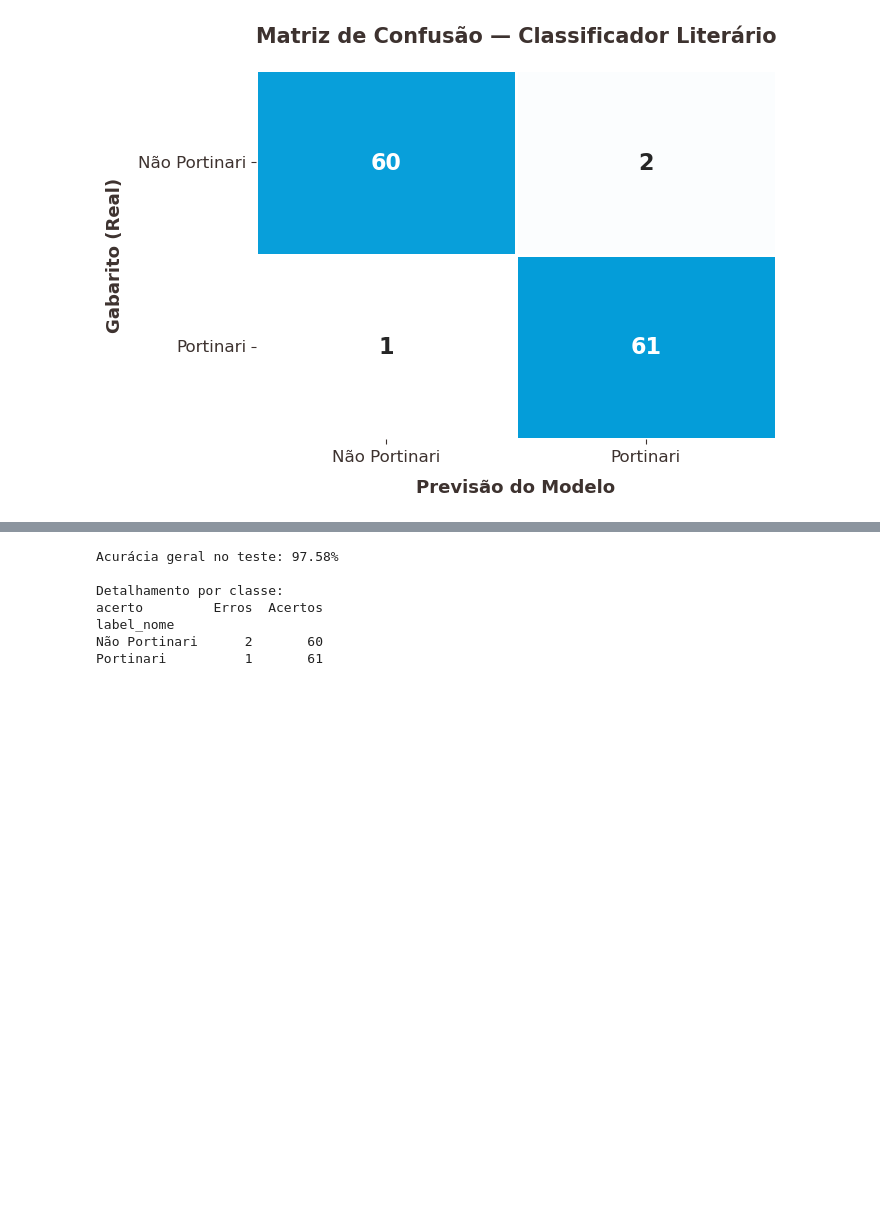
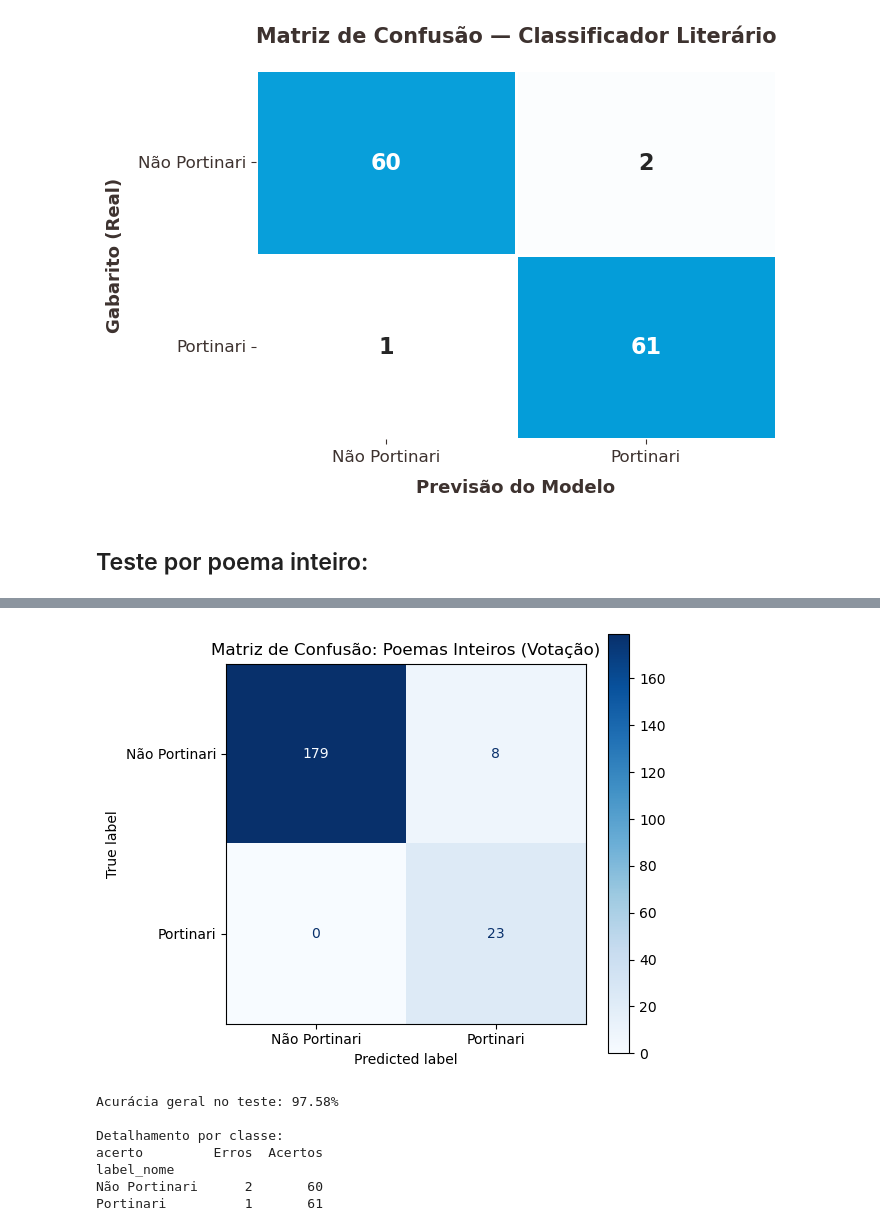
Before and after one commit to Mateus-Band/Projeto-Portinari, a Jupyter notebook: LLM_Poemas/gerador_base_corrigido.ipynb, the cells around one changed output, grey strips where cells are left out. Drawn from its saved outputs; the diff is of its cells as text; code cells hidden in the pictures; blank space fills up the shorter version.

```diff
--- a/LLM_Poemas/gerador_base_corrigido.ipynb
+++ b/LLM_Poemas/gerador_base_corrigido.ipynb
@@ -52,8 +52,7 @@ portinari_raw = pd.read_csv(caminho_poemas_portinari)[['id', 'estrofes']].rename
 )
 portinari_raw['texto_limpo'] = portinari_raw['texto_original'].apply(limpar_texto)
 
-# CORREÇÃO 1: split feito POR POEMA, antes de explodir os chunks.
-# Isso garante que nenhum poema apareça parcialmente no treino e parcialmente no teste.
+# split feito POR POEMA, antes de explodir os chunks.
 ids_treino_port, ids_teste_port = train_test_split(
     portinari_raw['id'].tolist(), test_size=0.2, random_state=42
 )
@@ -61,7 +60,10 @@ ids_treino_port, ids_teste_port = train_test_split(
 port_treino_raw = portinari_raw[portinari_raw['id'].isin(ids_treino_port)].copy()
 port_teste_raw  = portinari_raw[portinari_raw['id'].isin(ids_teste_port)].copy()
 
-# Explodir chunks DEPOIS do split
+# ---> MUDANÇA: Salvando os poemas inteiros intactos para o teste de Votação Final
+portinari_teste_poemas = port_teste_raw.copy()
+
+# Explodir chunks DEPOIS do split (para usar na validação do Trainer)
 port_treino_raw['chunks'] = port_treino_raw['texto_limpo'].apply(fatiar_por_palavras)
 port_teste_raw['chunks']  = port_teste_raw['texto_limpo'].apply(fatiar_por_palavras)
 
@@ -473,3 +466,73 @@ Não Portinari       0.98      0.97      0.98        62
     macro avg       0.98      0.98      0.98       124
  weighted avg       0.98      0.98      0.98       124
 [figure]
+# %% [markdown]
+## Teste por poema inteiro:
+# %%
+import pandas as pd
+from datasets import Dataset
+from transformers.pipelines.pt_utils import KeyDataset
+from transformers import pipeline
+from sklearn.metrics import classification_report
+import torch
+
+# 1. Unificar os dataframes de teste e adicionar o gabarito
+portinari_teste_poemas['label'] = 1
+poemas_teste_poemas['label'] = 0
+df_teste_poemas_final = pd.concat([portinari_teste_poemas, poemas_teste_poemas]).reset_index(drop=True)
+
+# 2. Fatiar todos os poemas de uma vez e explodir as linhas
+df_teste_poemas_final['fragmentos'] = df_teste_poemas_final['texto_limpo'].apply(fatiar_por_palavras)
+df_explodido = df_teste_poemas_final.explode('fragmentos').dropna(subset=['fragmentos'])
+
+# 3. Criar o Dataset do HuggingFace
+hf_dataset = Dataset.from_pandas(df_explodido[['fragmentos']])
+
+# 4. Rodar o modelo de forma totalmente otimizada na GPU
+dispositivo = 0 if torch.cuda.is_available() else -1
+clf = pipeline(
+    'text-classification',
+    model=trainer_fold.model,
+    tokenizer=tokenizer,
+    device=dispositivo
+)
+
+resultados_brutos = []
+for out in clf(KeyDataset(hf_dataset, "fragmentos"), batch_size=16, truncation=True, max_length=128):
+    resultados_brutos.append(out)
+
+# 5. Mapear os resultados de volta para o DataFrame
+mapa_labels = {'LABEL_1': 1, 'LABEL_0': 0}
+df_explodido['voto'] = [mapa_labels[res['label']] for res in resultados_brutos]
+
+# 6. Agregação: Agrupar de volta para o nível do poema tirando a moda (voto da maioria)
+df_votacao = df_explodido.groupby(df_explodido.index)['voto'].agg(lambda x: x.mode()[0])
+df_teste_poemas_final['predicao'] = df_votacao
+
+# --- CORREÇÃO APLICADA AQUI ---
+# Remove os poemas que ficaram sem previsão (NaN) por serem menores que 15 palavras e terem sido filtrados
+df_teste_poemas_final.dropna(subset=['predicao'], inplace=True)
+
+# 7. Relatório final
+y_true_poemas = df_teste_poemas_final['label'].astype(int).tolist()
+y_pred_poemas = df_teste_poemas_final['predicao'].astype(int).tolist()
+
+print("--- RELATÓRIO DE AVALIAÇÃO POR POEMA INTEIRO (VOTAÇÃO OTIMIZADA) ---")
+print(classification_report(y_true_poemas, y_pred_poemas, target_names=['Não Portinari', 'Portinari']))
+
+# 1. Gerar a matriz com os dados dos poemas inteiros
+cm_poemas = confusion_matrix(y_true_poemas, y_pred_poemas)
+nomes_classes = ['Não Portinari', 'Portinari']
+
+disp = ConfusionMatrixDisplay(confusion_matrix=cm_poemas, display_labels=nomes_classes)
+
+# 2. Plotar e estilizar
+fig, ax = plt.subplots(figsize=(6, 5))
+disp.plot(cmap='Blues', ax=ax, values_format='d')
+plt.title('Matriz de Confusão: Poemas Inteiros (Votação)')
+plt.tight_layout()
+
+# 3. Salvar a imagem para a sua apresentação
+plt.savefig('confusion_matrix_poemas.png', dpi=150)
+plt.show()
+# %% [output]
@@ -476,3 +548,4 @@ Não Portinari       0.98      0.97      0.98        62
+[figure, added]
 # %%
 # Salvar resultados detalhados em CSV
 resultados_df = teste_df.copy()
```
Also changed, not shown: parts of 5 cells of this notebook, 1 other file.
